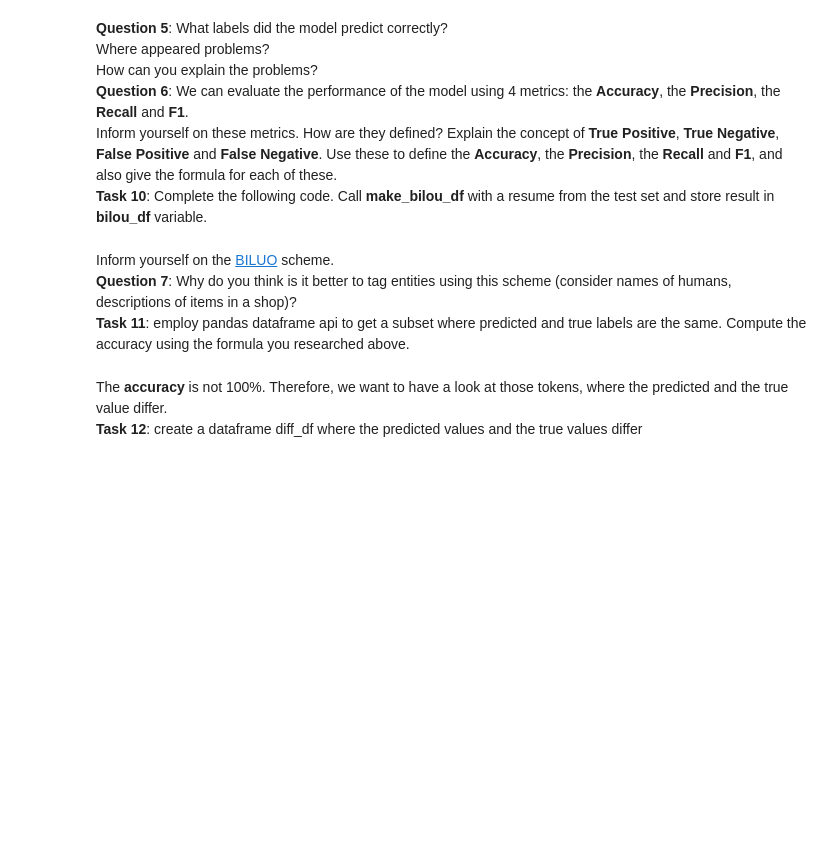
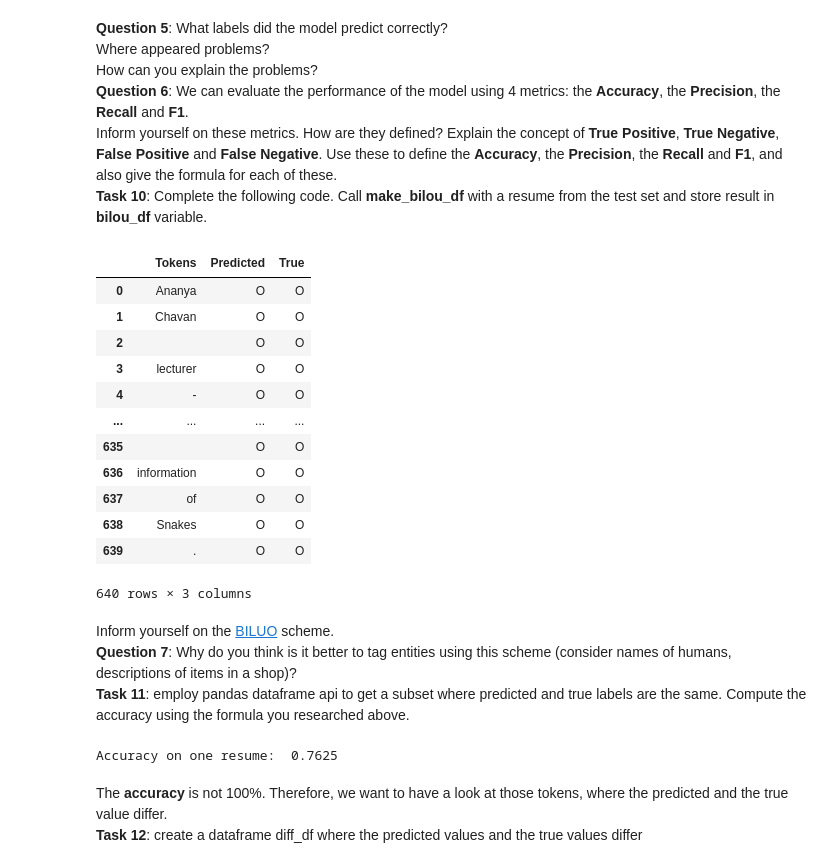
Before and after one commit to mariamonzon/Software-applications-with-AI, a Jupyter notebook: Homework2-NER/ner_2_2021.ipynb, the cells around one changed output. Drawn from its saved outputs; the diff is of its cells as text; code cells hidden in the pictures; blank space fills up the shorter version.

```diff
--- a/Homework2-NER/ner_2_2021.ipynb
+++ b/Homework2-NER/ner_2_2021.ipynb
@@ -122,21 +195,24 @@ def filter_ents(ents, filter):
     filtered = [ent for ent in ents if ent[2] in filter]
     return filtered
 
-## TODO use method above to remove all but relevant (chosen) entity annotations and store in X variable. X shall contain all
+## use method above to remove all but relevant (chosen) entity annotations and store in X variable. X shall contain all
 ## the resumees from training_data, but their entity annotations shall be filtered using the function from above.
-X = None
+X = [(sample[0], {"entities": filter_ents(sample[1]["entities"], chosen_entity_labels)}) for sample in training_data]
 # %% [markdown]
 __Task 6__: Some resumees cause trouble. We filter these out with the following lines of code.<br>
 First, use __add_label__ to add your chosen labels to the __ner__ model.
 # %%
 from spacy.gold import GoldParse
 
-# TODO add your labels
-ner.add_label( None )
 
-ner.add_label( None )
+print("Selected Labels: ", chosen_entity_labels )
+# add your labels
 
-ner.add_label( None )
+ner.add_label("Skills")
+
+ner.add_label("College Name")
+
+ner.add_label("Email Address")
 
 nlp.begin_training()
 
@@ -150,7 +226,7 @@ for item in X:
 
     gold = GoldParse( text, entities = item[ 1 ][ "entities" ] )
 
-  except:
+  except ValueError:
 
     continue
 
@@ -158,7 +234,7 @@ for item in X:
 
     nlp.update( [ text ], [ gold ], drop = 0.3 )
 
-  except:
+  except Exception:
 
     pass
 
@@ -216,0 +317,5 @@ print( resume )
+# %%
+n_resume = 3
+resume = str(x_test[n_resume])
+
+print( resume )
@@ -219,10 +342,14 @@ __Task 9__: we process this resumee using __nlp__. Print for all items in __doc.
 # %%
 doc = nlp( resume )
 
-# TODO
 # print for all the items in doc.ents the predicted label and the corresponding text
+print(" Predicted  Labels")
+for item in doc.ents:
+  for entry in item:
+    print(entry)
 
-for item in doc.ents:
-
-# TODO
+print(" Correct Labels")
 # print the correct labels and their corresponding text for that resumee with data from y_test
+correct_ents = y_test[n_resume]['entities']
+for ent in correct_ents:
+    print("{}: {}".format(ent[2], resume[ent[0]: ent[1]]))
@@ -236,41 +381,58 @@ __Task 10__: Complete the following code. Call __make_bilou_df__ with a resume f
 # %%
 from spacy.gold import biluo_tags_from_offsets
 import pandas as pd
 from IPython.display import display, HTML
 
 ## returns a pandas dataframe with tokens, prediction, and true (Gold Standard) annotations of tokens
 def make_bilou_df(nlp,resume):
     """
     param nlp - a trained spacy model
     param resume - a resume from our train or test set
     """
     doc = nlp(resume[0])
     bilou_ents_predicted = biluo_tags_from_offsets(doc, [(ent.start_char,ent.end_char,ent.label_)for ent in doc.ents])
     bilou_ents_true = biluo_tags_from_offsets(doc, [(ent[0], ent[1], ent[2]) for ent in resume[1]["entities"]])
 
 
     doc_tokens = [tok.text for tok in doc]
     bilou_df = pd.DataFrame()
     bilou_df["Tokens"] =doc_tokens
     bilou_df["Tokens"] = bilou_df["Tokens"].str.replace("\\s+","")
     bilou_df["Predicted"] = bilou_ents_predicted
     bilou_df["True"] = bilou_ents_true
     return bilou_df
 
-## TODO call method above with a resume from test set and store result in bilou_df variable.
-bilou_df = make_bilou_df( nlp, None )
+## call method above with a resume from test set and store result in bilou_df variable.
+resume = [ str(x_test[n_resume]), y_test[n_resume] ]
+bilou_df = make_bilou_df( nlp, resume )
 display(bilou_df)
+# %% [output]
+|  | Tokens | Predicted | True |
+| 0 | Ananya | O | O |
+| 1 | Chavan | O | O |
+| 2 |  | O | O |
+| 3 | lecturer | O | O |
+| 4 | - | O | O |
+| ... | ... | ... | ... |
+| 635 |  | O | O |
+| 636 | information | O | O |
+| 637 | of | O | O |
+| 638 | Snakes | O | O |
+| 639 | . | O | O |
+640 rows × 3 columns
 # %% [markdown]
 Inform yourself on the [BILUO](https://spacy.io/usage/linguistic-features#accessing-ner) scheme.<br>
 __Question 7__: Why do you think is it better to tag entities using this scheme (consider names of humans, descriptions of items in a shop)?<br>
 __Task 11__: employ pandas dataframe api to get a subset where predicted and true labels are the same. Compute the accuracy using the formula you researched above.
 # %%
-## TODO bilou_df is a pandas dataframe. Use pandas dataframe api to get a subset where predicted and true are the same.
-same_df = None
-## TODO compute the accuracy
-accuracy = None
+##  bilou_df is a pandas dataframe. Use pandas dataframe api to get a subset where predicted and true are the same.
+same_df = bilou_df[bilou_df["Predicted"] == bilou_df["True"]]
+##  compute the accuracy (n_correct/n_total)
+accuracy = len(same_df) / len(bilou_df)
 
 print("Accuracy on one resume: ",accuracy)
+# %% [output]
+Accuracy on one resume:  0.7625
 # %% [markdown]
 The __accuracy__ is not 100%. Therefore, we want to have a look at those tokens, where the predicted and the true value differ.<br>
 __Task 12__: create a dataframe diff_df where the predicted values and the true values differ
```
Also changed, not shown: parts of 27 cells of this notebook, 2 other files.
